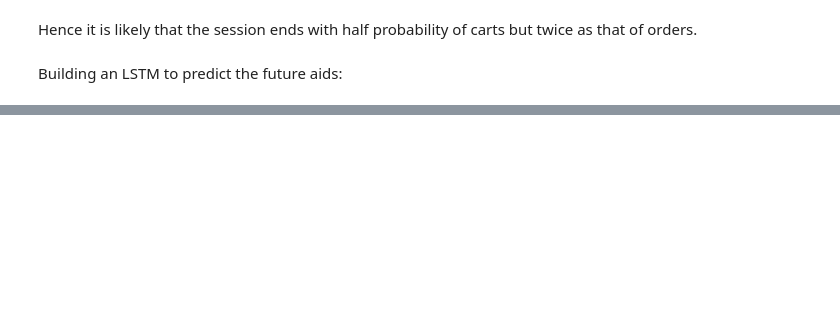
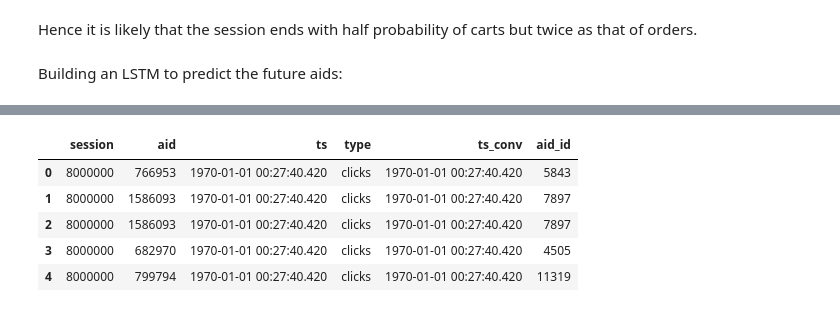
Before and after one commit to satishgc227/git-test, a Jupyter notebook: OTTO_RECOMMENDER_SYSTEM.ipynb, the cells around one changed output, grey strips where cells are left out. Drawn from its saved outputs; the diff is of its cells as text; code cells hidden in the pictures; blank space fills up the shorter version.

```diff
--- a/OTTO_RECOMMENDER_SYSTEM.ipynb
+++ b/OTTO_RECOMMENDER_SYSTEM.ipynb
@@ -301,0 +308,2 @@ Building an LSTM to predict the future aids:
+# %%
+ids=np.arange(df.aid.nunique())
@@ -301,0 +318,2 @@ Building an LSTM to predict the future aids:
+# %%
+map_aid={i:j for i,j in zip(df.aid.unique(),ids)}
@@ -301,0 +322,11 @@ Building an LSTM to predict the future aids:
+# %%
+df['aid_id']=df['aid'].map(map_aid)
+# %%
+df.head()
+# %% [output]
+|  | session | aid | ts | type | ts_conv | aid_id |
+| 0 | 8000000 | 766953 | 1970-01-01 00:27:40.420 | clicks | 1970-01-01 00:27:40.420 | 5843 |
+| 1 | 8000000 | 1586093 | 1970-01-01 00:27:40.420 | clicks | 1970-01-01 00:27:40.420 | 7897 |
+| 2 | 8000000 | 1586093 | 1970-01-01 00:27:40.420 | clicks | 1970-01-01 00:27:40.420 | 7897 |
+| 3 | 8000000 | 682970 | 1970-01-01 00:27:40.420 | clicks | 1970-01-01 00:27:40.420 | 4505 |
+| 4 | 8000000 | 799794 | 1970-01-01 00:27:40.420 | clicks | 1970-01-01 00:27:40.420 | 11319 |
```
Also changed, not shown: parts of 34 cells of this notebook.
